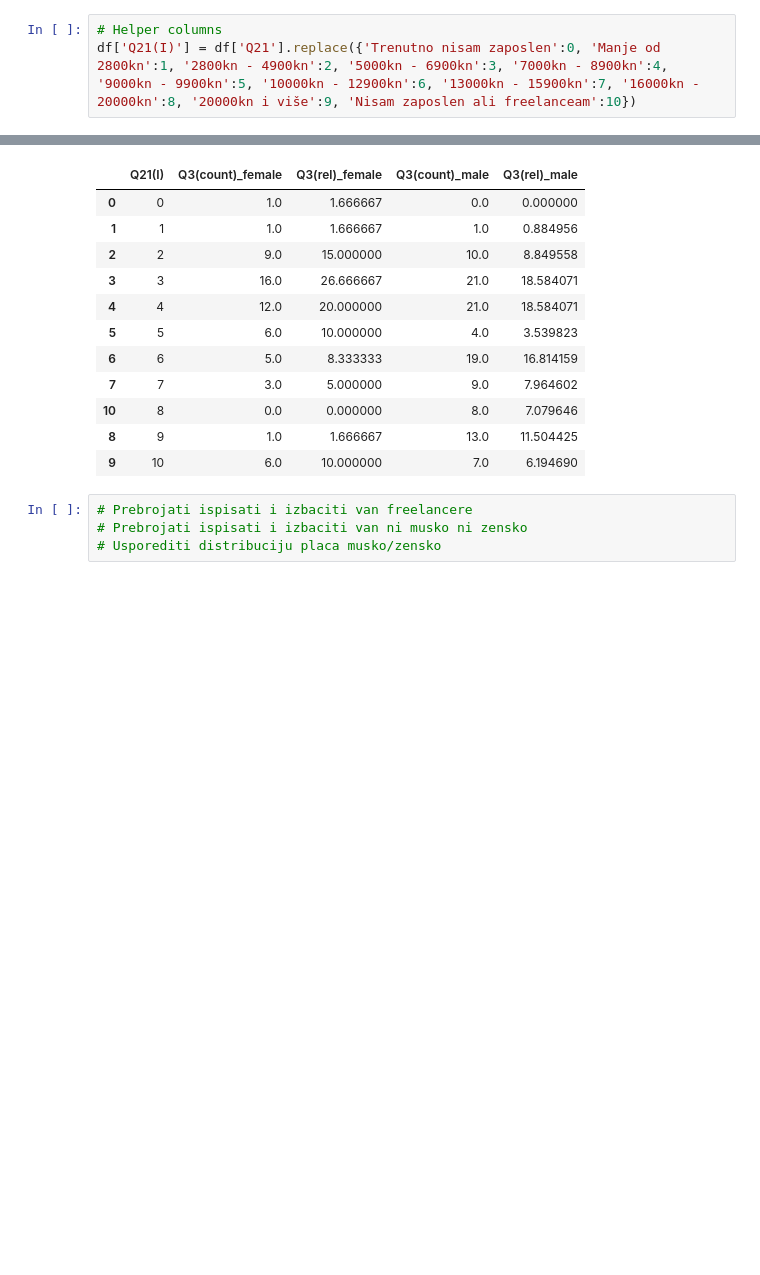
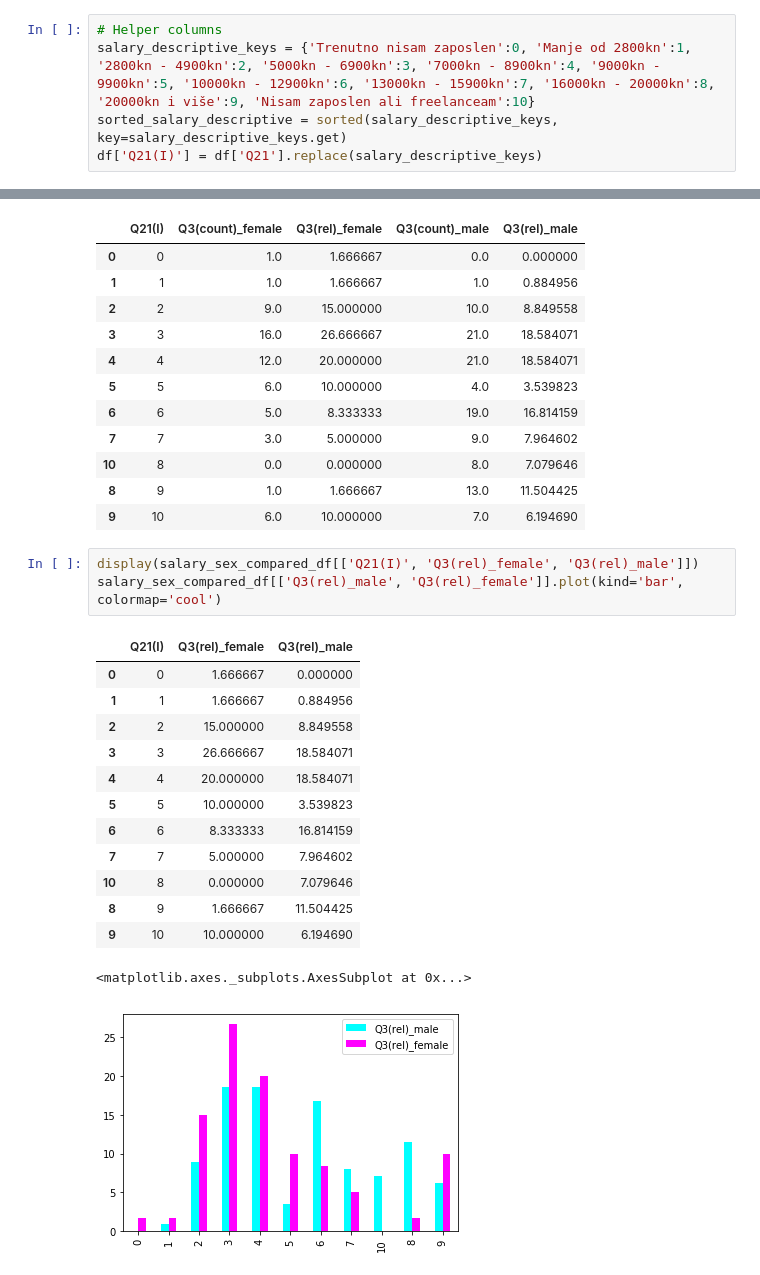
Before and after one commit to mariopavlovic/ixda-croatia-survey-analysis, a Jupyter notebook: ixda survey 2018.ipynb, the cells around one changed output, grey strips where cells are left out. Saved outputs shown, nothing was run; the diff lists cells and outputs as text; blank space fills up the shorter version.

Commit message:
salary by gender, plotted and statistical significance test

```diff
--- a/ixda survey 2018.ipynb
+++ b/ixda survey 2018.ipynb
@@ -40,7 +43,9 @@ display_data(df[1:2])
 | 1 | 2018/06/19 9:03:23 AM GMT+2 | 2 - 3 godine | UX/UI dizajner | Ženski | 26-30 | GRAD ZAGREB | GRAD ZAGREB | GRF | UX/UI dizajner | 4 | 2-5 godina | ... |
 # %%
 # Helper columns
-df['Q21(I)'] = df['Q21'].replace({'Trenutno nisam zaposlen':0, 'Manje od 2800kn':1, '2800kn - 4900kn':2, '5000kn - 6900kn':3, '7000kn - 8900kn':4, '9000kn - 9900kn':5, '10000kn - 12900kn':6, '13000kn - 15900kn':7, '16000kn - 20000kn':8, '20000kn i više':9, 'Nisam zaposlen ali freelanceam':10})
+salary_descriptive_keys = {'Trenutno nisam zaposlen':0, 'Manje od 2800kn':1, '2800kn - 4900kn':2, '5000kn - 6900kn':3, '7000kn - 8900kn':4, '9000kn - 9900kn':5, '10000kn - 12900kn':6, '13000kn - 15900kn':7, '16000kn - 20000kn':8, '20000kn i više':9, 'Nisam zaposlen ali freelanceam':10}
+sorted_salary_descriptive = sorted(salary_descriptive_keys, key=salary_descriptive_keys.get)
+df['Q21(I)'] = df['Q21'].replace(salary_descriptive_keys)
 # %% [markdown]
 # Segmentation
 # %% [markdown]
@@ -123,7 +120,21 @@ display(salary_sex_compared_df)
 | 10 | 8 | 0.0 | 0.000000 | 8.0 | 7.079646 |
 | 8 | 9 | 1.0 | 1.666667 | 13.0 | 11.504425 |
 | 9 | 10 | 6.0 | 10.000000 | 7.0 | 6.194690 |
-# %%
-# Prebrojati ispisati i izbaciti van freelancere
-# Prebrojati ispisati i izbaciti van ni musko ni zensko
-# Usporediti distribuciju placa musko/zensko
+# %%
+display(salary_sex_compared_df[['Q21(I)', 'Q3(rel)_female', 'Q3(rel)_male']])
+salary_sex_compared_df[['Q3(rel)_male', 'Q3(rel)_female']].plot(kind='bar', colormap='cool')
+# %% [output]
+|  | Q21(I) | Q3(rel)_female | Q3(rel)_male |
+| 0 | 0 | 1.666667 | 0.000000 |
+| 1 | 1 | 1.666667 | 0.884956 |
+| 2 | 2 | 15.000000 | 8.849558 |
+| 3 | 3 | 26.666667 | 18.584071 |
+| 4 | 4 | 20.000000 | 18.584071 |
+| 5 | 5 | 10.000000 | 3.539823 |
+| 6 | 6 | 8.333333 | 16.814159 |
+| 7 | 7 | 5.000000 | 7.964602 |
+| 10 | 8 | 0.000000 | 7.079646 |
+| 8 | 9 | 1.666667 | 11.504425 |
+| 9 | 10 | 10.000000 | 6.194690 |
+<matplotlib.axes._subplots.AxesSubplot at 0x...>
+[figure, added]
```
Also changed, not shown: parts of 3 cells of this notebook.
